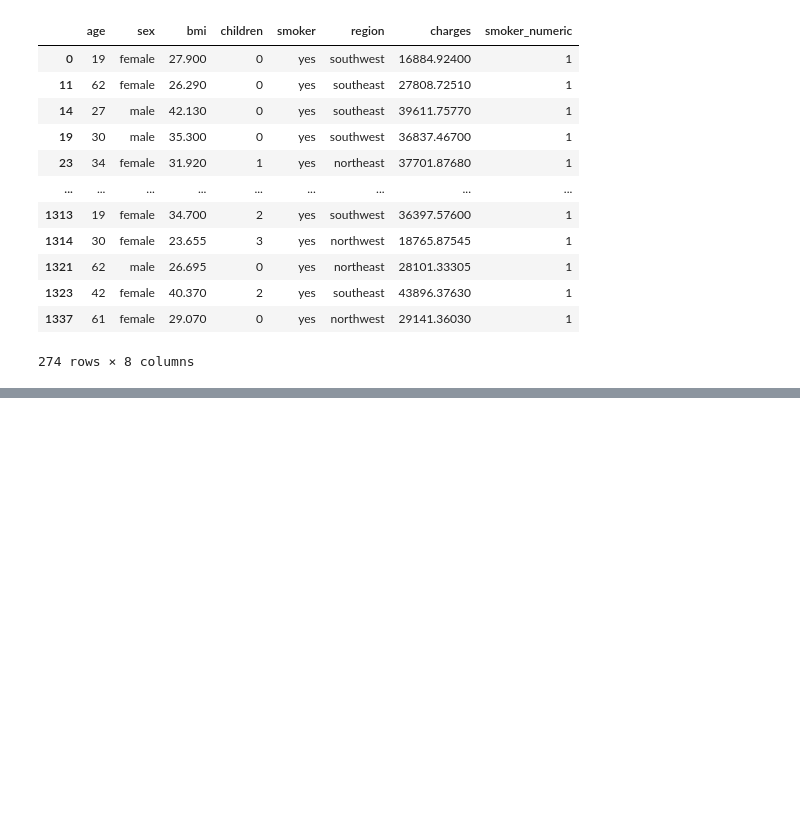
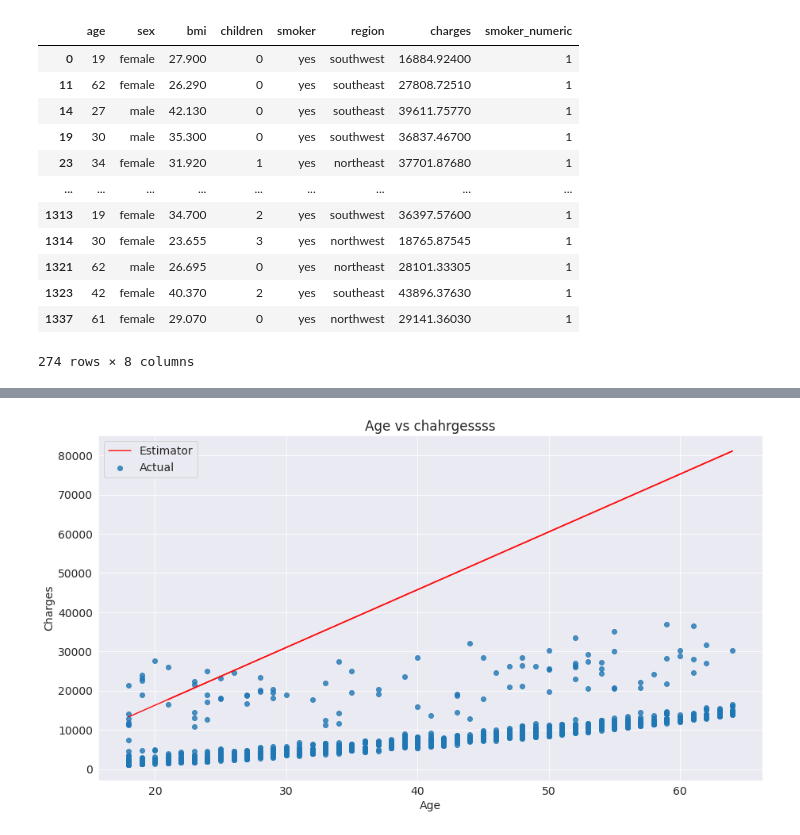
Before and after one commit to imshiv-10/ML-SkLearn, a Jupyter notebook: ML_SkLearn.ipynb, the cells around one changed output, grey strips where cells are left out. Cells and saved outputs as stored; diff of their text form; code cells hidden in the pictures; blank space fills up the shorter version.

```diff
--- a/ML_SkLearn.ipynb
+++ b/ML_SkLearn.ipynb
@@ -657,0 +773,4 @@ smoker_df
+# %%
+try_parameters(model.coef_, model.intercept_)
+# %% [output]
+[figure, added]
```
Also changed, not shown: parts of 40 cells of this notebook.
